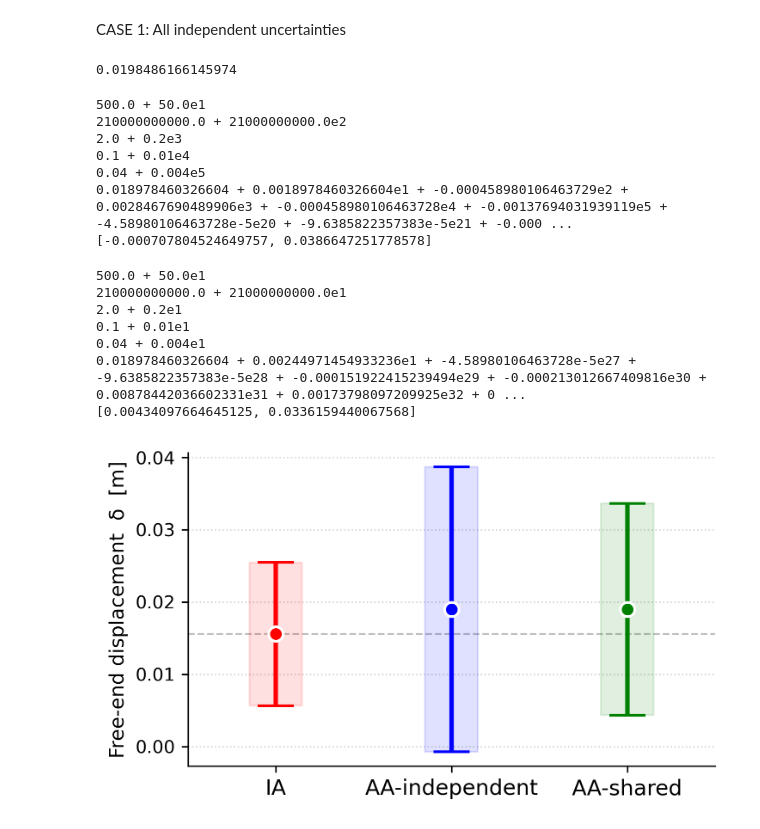
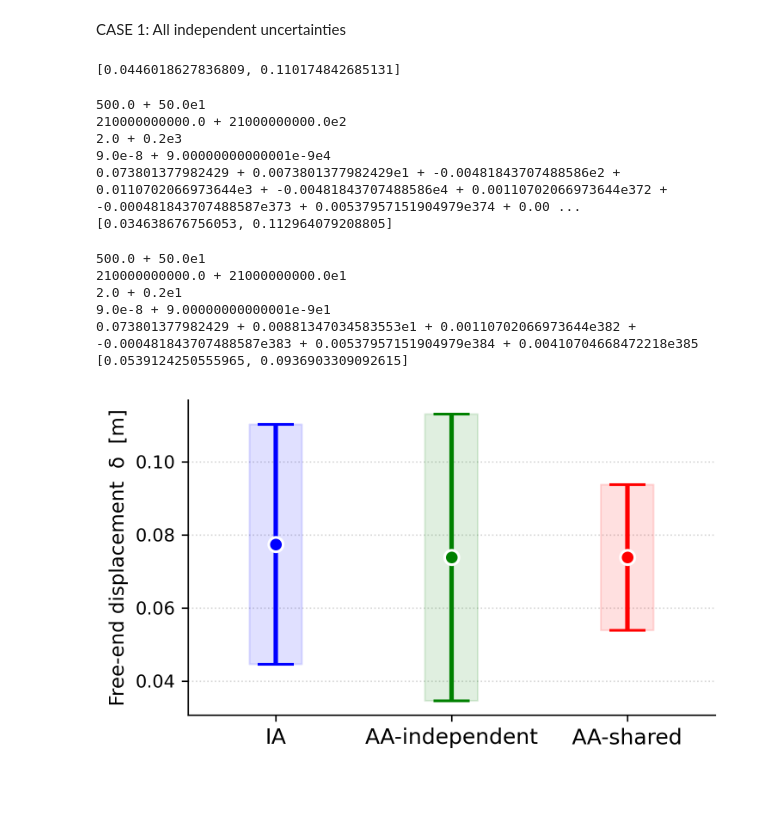
Before and after one commit to aaronriostx/TSEUQLib, a Jupyter notebook: notebooks/cantilever_beam_affine_arithmetic.ipynb, the cells around one changed output. Cells and saved outputs as stored; diff of their text form; code cells hidden in the pictures; blank space fills up the shorter version.

```diff
--- a/notebooks/cantilever_beam_affine_arithmetic.ipynb
+++ b/notebooks/cantilever_beam_affine_arithmetic.ipynb
@@ -9,10 +9,10 @@ from affapy.ia import Interval
 # %% [markdown]
 CASE 1: All independent uncertainties
 # %%
-def beam_deflection(x, P, E, L, b, h):
+def beam_deflection(P, L, E, I, x):
 
-    I = (b * h*h*h)/12
-    deflection = P * x*x * ((3*L - x)/(6*E*I))
+    # deflection = P * L**3 / (3 * E * I)
+    deflection = (P * x**2 * (3*L - x)) / (6 * E * I)
 
     return deflection
 # %%
@@ -34,73 +34,77 @@ L_lower, L_upper = L_midpoint*(1-percentage), L_midpoint*(1+percentage)
 L_radius = (L_upper-L_lower)/2
 L = Interval(L_lower, L_upper)
 
-b_midpoint = 0.1 # [m]
-b_lower, b_upper = b_midpoint*(1-percentage), b_midpoint*(1+percentage)
-b_radius = (b_upper-b_lower)/2
-B = Interval(b_lower, b_upper)
+# b_midpoint = 0.1 # [m]
+# b_lower, b_upper = b_midpoint*(1-percentage), b_midpoint*(1+percentage)
+# b_radius = (b_upper-b_lower)/2
+# B = Interval(b_lower, b_upper)
 
-h_midpoint = 0.04 # [m]
-h_lower, h_upper = h_midpoint*(1-percentage), h_midpoint*(1+percentage)
-h_radius = (h_upper-h_lower)/2
-H = Interval(h_lower, h_upper)
+# h_midpoint = 0.04 # [m]
+# h_lower, h_upper = h_midpoint*(1-percentage), h_midpoint*(1+percentage)
+# h_radius = (h_upper-h_lower)/2
+# H = Interval(h_lower, h_upper)
 
-# Let x be deterministic for now at the free end tip
-x = L_midpoint
+i_midpoint = 9e-8 # [m4]
+i_lower, i_upper = i_midpoint*(1-percentage), i_midpoint*(1+percentage)
+i_radius = (i_upper-i_lower)/2
+I = Interval(i_lower, i_upper)
 
 # Compute deflection using traditional interval arithemetic
-IA_deflection = beam_deflection(x, P, E, L, B, H)
-print(IA_deflection.width())
+IA_deflection = beam_deflection(P, L, E, I, 2)
+print(IA_deflection)
 # %% [output]
-0.0198486166145974
+[0.0446018627836809, 0.110174842685131]
 # %%
 # Convert to affine arithmetic, we will use lower case symbols instead
 p = Affine(x0=P_midpoint, xi={1:(P_radius)})
 e = Affine(x0=E_midpoint, xi={2:(E_radius)})
 l = Affine(x0=L_midpoint, xi={3:(L_radius)})
-b = Affine(x0=b_midpoint, xi={4:(b_radius)})
-h = Affine(x0=h_midpoint, xi={5:(h_radius)})
+# b = Affine(x0=b_midpoint, xi={4:(b_radius)})
+# h = Affine(x0=h_midpoint, xi={5:(h_radius)})
+i = Affine(x0=i_midpoint, xi={4:(i_radius)})
 
 print(p)
 print(e)
 print(l)
-print(b)
-print(h)
-AA_deflection = beam_deflection(x, p, e, l, b, h)
+# print(b)
+# print(h)
+print(i)
+AA_deflection = beam_deflection(p, l, e, i, 2)
 print(AA_deflection)
 print(AA_deflection.interval)
 # %% [output]
 500.0 + 50.0e1
 210000000000.0 + 21000000000.0e2
 2.0 + 0.2e3
-0.1 + 0.01e4
-0.04 + 0.004e5
-0.018978460326604 + 0.0018978460326604e1 + -0.000458980106463729e2 + 0.0028467690489906e3 + -0.000458980106463728e4 + -0.00137694031939119e5 + -4.58980106463728e-5e20 + -9.6385822357383e-5e21 + -0.000 ...
-[-0.000707804524649757, 0.0386647251778578]
+9.0e-8 + 9.00000000000001e-9e4
+0.073801377982429 + 0.0073801377982429e1 + -0.00481843707488586e2 + 0.0110702066973644e3 + -0.00481843707488586e4 + 0.00110702066973644e372 + -0.000481843707488587e373 + 0.00537957151904979e374 + 0.00 ...
+[0.034638676756053, 0.112964079208805]
 # %%
 # Lets assign the same uncertainty source (i.e. e1 for all variables)
 p = Affine(x0=P_midpoint, xi={1:(P_radius)})
 e = Affine(x0=E_midpoint, xi={1:(E_radius)})
 l = Affine(x0=L_midpoint, xi={1:(L_radius)})
-b = Affine(x0=b_midpoint, xi={1:(b_radius)})
-h = Affine(x0=h_midpoint, xi={1:(h_radius)})
+# b = Affine(x0=b_midpoint, xi={1:(b_radius)})
+# h = Affine(x0=h_midpoint, xi={1:(h_radius)})
+i = Affine(x0=i_midpoint, xi={1:(i_radius)})
 
 print(p)
 print(e)
 print(l)
-print(b)
-print(h)
+# print(b)
+# print(h)
+print(i)
 
-AA_deflection_shared = beam_deflection(x, p, e, l, b, h)
+AA_deflection_shared = beam_deflection(p, l, e, i, 2)
 print(AA_deflection_shared)
 print(AA_deflection_shared.interval)
 # %% [output]
 500.0 + 50.0e1
 210000000000.0 + 21000000000.0e1
 2.0 + 0.2e1
-0.1 + 0.01e1
-0.04 + 0.004e1
-0.018978460326604 + 0.00244971454933236e1 + -4.58980106463728e-5e27 + -9.6385822357383e-5e28 + -0.000151922415239494e29 + -0.000213012667409816e30 + 0.00878442036602331e31 + 0.00173798097209925e32 + 0 ...
-[0.00434097664645125, 0.0336159440067568]
+9.0e-8 + 9.00000000000001e-9e1
+0.073801377982429 + 0.00881347034583553e1 + 0.00110702066973644e382 + -0.000481843707488587e383 + 0.00537957151904979e384 + 0.00410704668472218e385
+[0.0539124250555965, 0.0936903309092615]
 # %%
 labels  = ["IA", "AA-independent", "AA-shared"]
 centers = [float(IA_deflection.mid()),       float(AA_deflection.x0),  float(AA_deflection_shared.x0)]
@@ -111,7 +115,7 @@ x = np.arange(len(labels))
 # ── Plot ─────────────────────────────────────────────────────────────────────
 fig, ax = plt.subplots(figsize=(5, 3), dpi=300)
 
-colors      = ["red", "blue", "green"]
+colors      = ["blue", "green", "red"]
 cap_size    = 10
 marker_size = 8
 
@@ -121,38 +125,34 @@ for i, (xi, ci, ei, color) in enumerate(zip(x, centers, errors, colors)):
         fmt="o",
         color=color,
         ecolor=color,
         elinewidth=2.5,
         capsize=cap_size,
         capthick=2.5,
         markersize=marker_size,
         markeredgewidth=1.5,
         markeredgecolor="white",
         label=f"{labels[i]}:  [{ci-ei:.4f}, {ci+ei:.4f}]  (width = {2*ei:.4f})",
         zorder=3,
     )
 
-# Horizontal reference line at the nominal (central) value
-ax.axhline(centers[0], color="gray", linestyle="--", linewidth=1,
-           alpha=0.5, label="Nominal value")
-
 # Shaded interval bands for visual comparison
 for i, (xi, ci, ei, color) in enumerate(zip(x, centers, errors, colors)):
     ax.fill_between([xi - 0.15, xi + 0.15], ci - ei, ci + ei,
                     color=color, alpha=0.12, zorder=2)
 
 ax.set_xticks(x)
 ax.set_xticklabels(labels, fontsize=12)
 ax.set_ylabel("Free-end displacement  δ  [m]", fontsize=11)
 
 # ax.legend(fontsize=8, loc="lower right", framealpha=0.9)
 ax.set_xlim(-0.5, len(labels) - 0.5)
 ax.grid(axis="y", linestyle=":", alpha=0.5)
 ax.spines[["top", "right"]].set_visible(False)
 
 plt.tight_layout()
 plt.show()
 # %% [output]
-[figure, old version]
+[figure, new version]
 # %%
 """
 Cantilever Tip Deflection: Interval vs Affine Arithmetic
```
Also changed, not shown: parts of 1 cell of this notebook, 3 other files.
